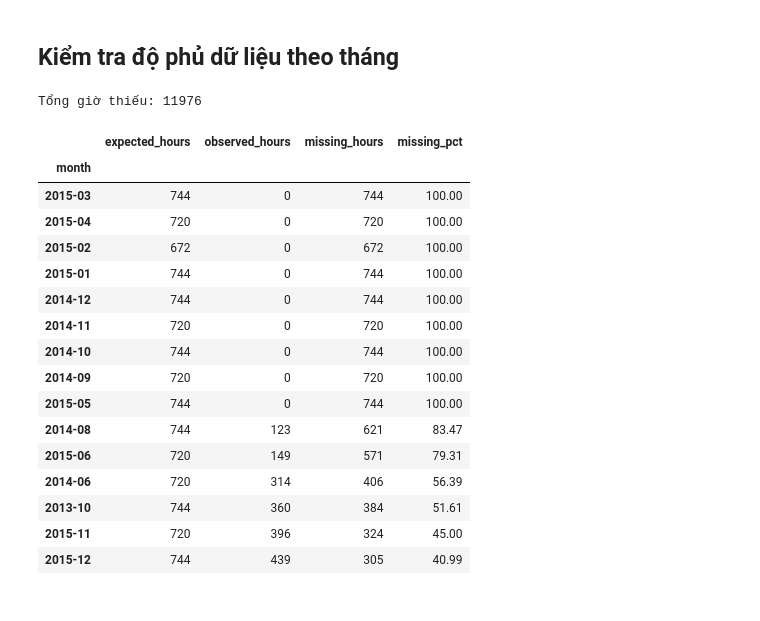
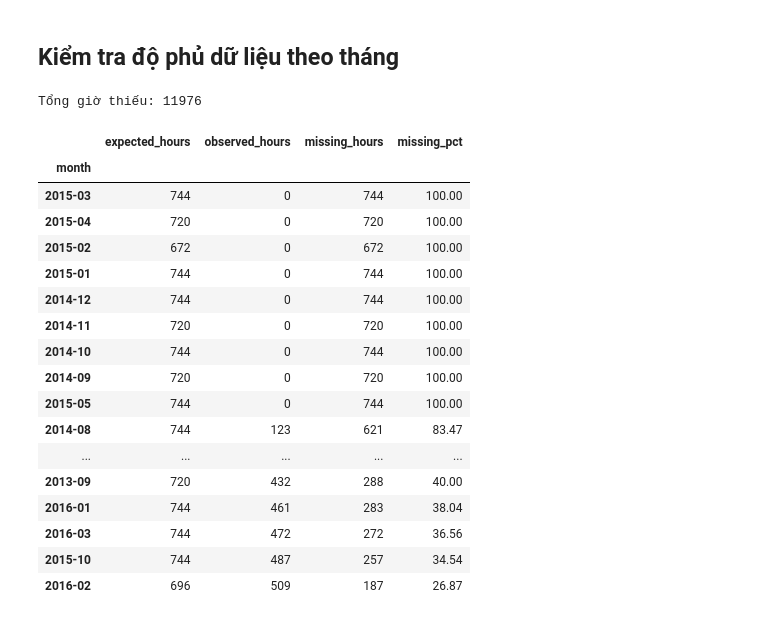
Before and after one commit to HuyTec/SGU_HocMay_2026-2027, a Jupyter notebook: metro_interstate_traffic_volume/notebooks/data_validation.ipynb, the cells around one changed output. Saved outputs shown, nothing was run; the diff lists cells and outputs as text; code cells hidden in the pictures.

```diff
--- a/metro_interstate_traffic_volume/notebooks/data_validation.ipynb
+++ b/metro_interstate_traffic_volume/notebooks/data_validation.ipynb
@@ -613,36 +613,37 @@ monthly_coverage["missing_hours"] = (
     monthly_coverage["expected_hours"]
     - monthly_coverage["observed_hours"]
 )
 
 monthly_coverage["missing_pct"] = (
     monthly_coverage["missing_hours"]
     / monthly_coverage["expected_hours"] * 100
 ).round(2)
 
 print("Tổng giờ thiếu:", monthly_coverage["missing_hours"].sum())
 
 # Xem 15 tháng có tỷ lệ thiếu cao nhất
 display(
     monthly_coverage
     .sort_values("missing_pct", ascending=False)
-    .head(15)
+    .head(20)
 )
 # %% [output]
 Tổng giờ thiếu: 11976
 |  | expected_hours | observed_hours | missing_hours | missing_pct |
 | month |  |  |  |  |
 | 2015-03 | 744 | 0 | 744 | 100.00 |
 | 2015-04 | 720 | 0 | 720 | 100.00 |
 | 2015-02 | 672 | 0 | 672 | 100.00 |
 | 2015-01 | 744 | 0 | 744 | 100.00 |
 | 2014-12 | 744 | 0 | 744 | 100.00 |
 | 2014-11 | 720 | 0 | 720 | 100.00 |
 | 2014-10 | 744 | 0 | 744 | 100.00 |
 | 2014-09 | 720 | 0 | 720 | 100.00 |
 | 2015-05 | 744 | 0 | 744 | 100.00 |
 | 2014-08 | 744 | 123 | 621 | 83.47 |
-| 2015-06 | 720 | 149 | 571 | 79.31 |
-| 2014-06 | 720 | 314 | 406 | 56.39 |
-| 2013-10 | 744 | 360 | 384 | 51.61 |
-| 2015-11 | 720 | 396 | 324 | 45.00 |
-| 2015-12 | 744 | 439 | 305 | 40.99 |
+| ... | ... | ... | ... | ... |
+| 2013-09 | 720 | 432 | 288 | 40.00 |
+| 2016-01 | 744 | 461 | 283 | 38.04 |
+| 2016-03 | 744 | 472 | 272 | 36.56 |
+| 2015-10 | 744 | 487 | 257 | 34.54 |
+| 2016-02 | 696 | 509 | 187 | 26.87 |
```
Also changed, not shown: parts of 9 cells of this notebook.
